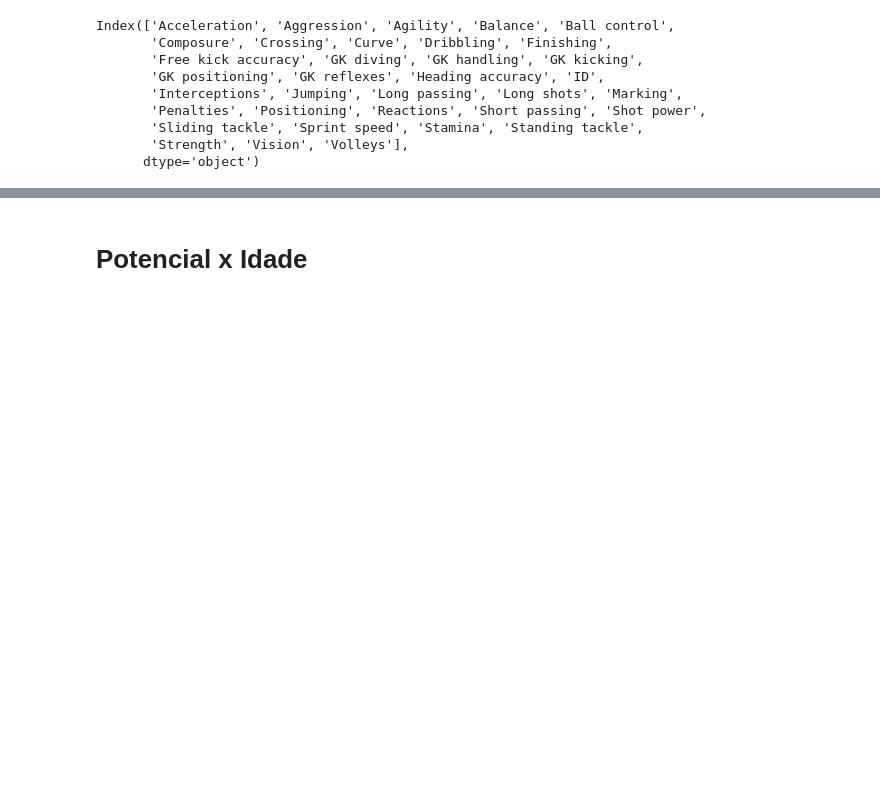
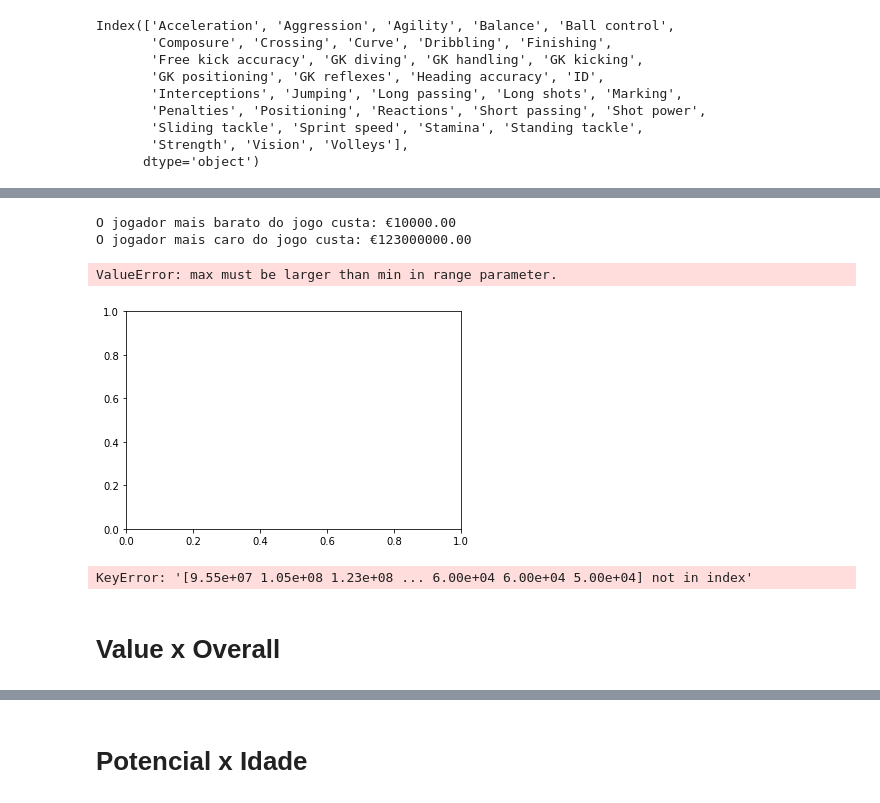
Before and after one commit to victorhabib/cdd-projeto-final, a Jupyter notebook: Projeto Final versao atualizada.ipynb, the cells around one changed output, grey strips where cells are left out. Drawn from its saved outputs; the diff is of its cells as text; code cells hidden in the pictures; blank space fills up the shorter version.

```diff
--- a/Projeto Final versao atualizada.ipynb
+++ b/Projeto Final versao atualizada.ipynb
@@ -293,0 +349,19 @@ df
+# %%
+value_min = fifa.Value.min()
+value_max = fifa.Value.max()
+
+print('O jogador mais barato do jogo custa: €{:.2f}'.format(value_min))
+print('O jogador mais caro do jogo custa: €{:.2f}'.format(value_max))
+# %% [output]
+O jogador mais barato do jogo custa: €10000.00
+O jogador mais caro do jogo custa: €123000000.00
+# %%
+values=[]
+for dados_value in fifa.Value:
+    values.append(dados_value)
+plt.hist(values, density=True, bins= 40);
+plt.ylabel('Densidade');
+plt.xlabel('Values');
+# %% [output]
+ValueError: max must be larger than min in range parameter.
+[figure, added]
@@ -293,0 +379,6 @@ df
+# %%
+zero(fifa.Value)
+# %% [output]
+KeyError: '[9.55e+07 1.05e+08 1.23e+08 ... 6.00e+04 6.00e+04 5.00e+04] not in index'
+# %% [markdown]
+# Value x Overall
```
Also changed, not shown: parts of 28 cells of this notebook.
